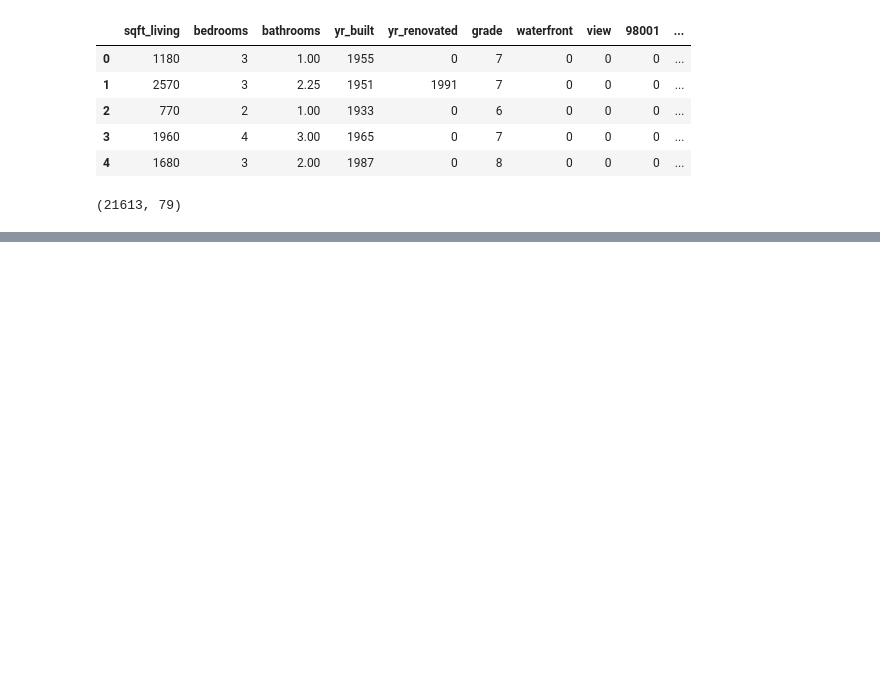
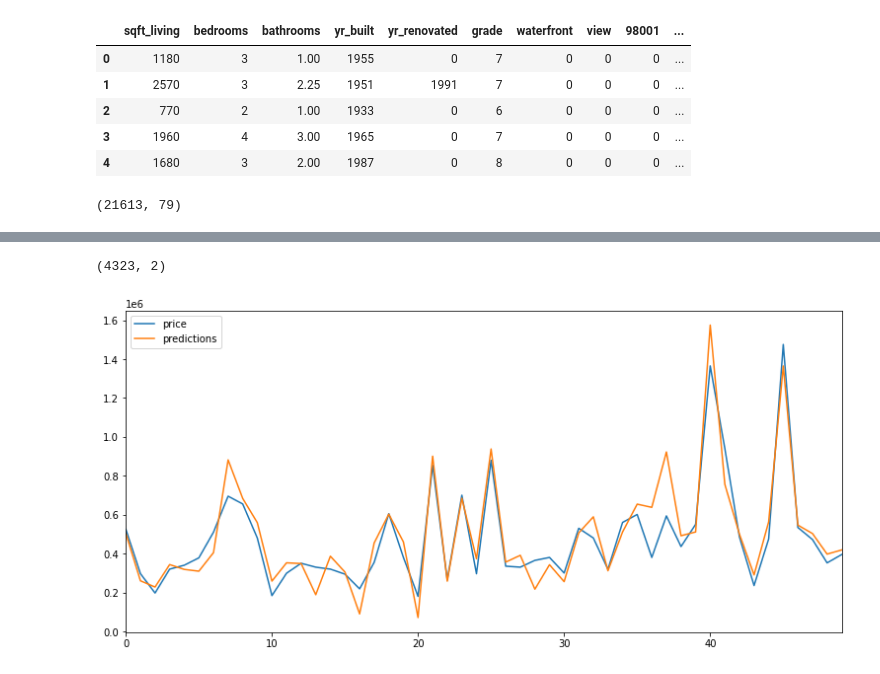
Before and after one commit to sbksabu/ML, a Jupyter notebook: RegressionML.ipynb, the cells around one changed output, grey strips where cells are left out. Cells and saved outputs as stored; diff of their text form; code cells hidden in the pictures; blank space fills up the shorter version.

```diff
--- a/RegressionML.ipynb
+++ b/RegressionML.ipynb
@@ -173,0 +310,4 @@ mf.shape
+# %%
+predictions = mf_test.predict(estimator)
+
+predictions.head()
@@ -173,0 +325,2 @@ mf.shape
+# %%
+predictions.name = 'predictions'
@@ -173,0 +356,4 @@ mf.shape
+# %%
+targets = pd.concat([mf_test.target, predictions],axis = 1)
+
+targets.head()
@@ -173,0 +367,6 @@ mf.shape
+# %%
+targets.shape
+# %% [output]
+(4323, 2)
+# %%
+targets.reset_index(inplace=True, drop = True)
@@ -173,0 +375,6 @@ mf.shape
+# %%
+targets.head(50).plot(figsize = (13,6))
+
+plt.show()
+# %% [output]
+[figure, added]
```
Also changed, not shown: parts of 35 cells of this notebook.
